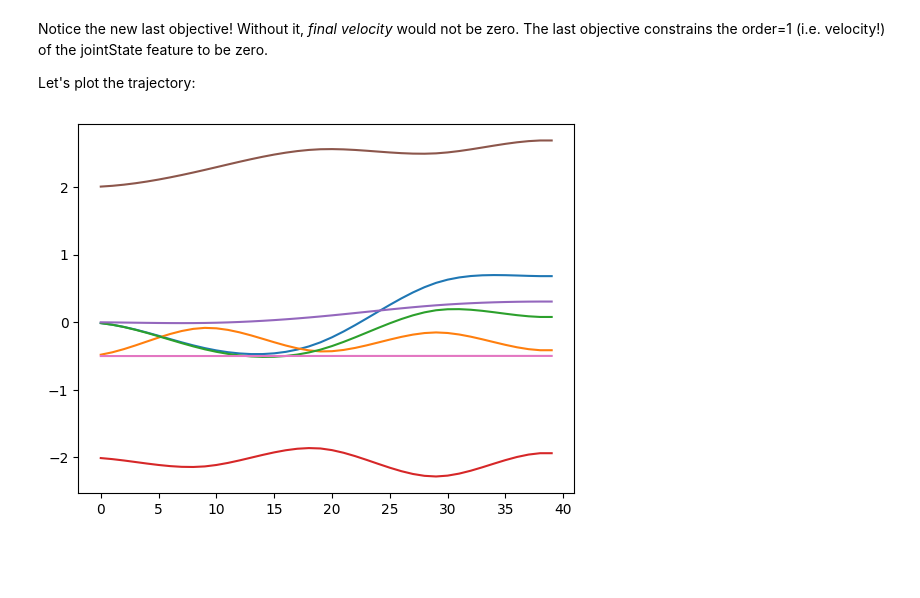
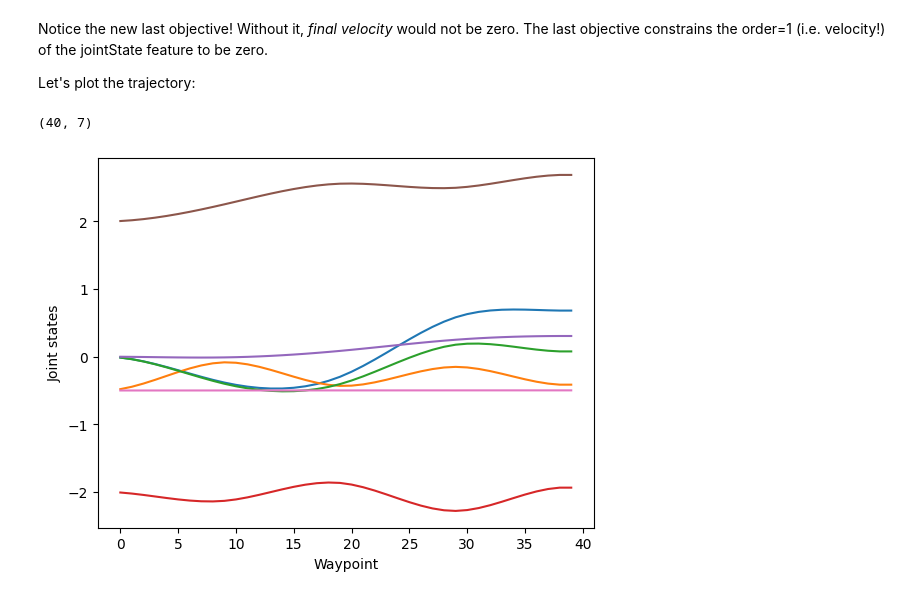
Before and after one commit to MarcToussaint/robotic, a Jupyter notebook: notebooks/1c-komo.ipynb, the cells around one changed output. Saved outputs shown, nothing was run; the diff lists cells and outputs as text; code cells hidden in the pictures; blank space fills up the shorter version.

```diff
--- a/notebooks/1c-komo.ipynb
+++ b/notebooks/1c-komo.ipynb
@@ -306,10 +309,14 @@ Notice the new last objective! Without it, *final velocity* would not be zero. T
 
 Let's plot the trajectory:
 # %%
-import matplotlib.pyplot as plt
+from matplotlib import pyplot as plt
+
+print(q.shape)
 plt.plot(q)
-plt.show()
+plt.xlabel("Waypoint")
+plt.ylabel("Joint states");
 # %% [output]
+(40, 7)
-[figure, old version]
+[figure, new version]
 # %%
 del C
```
Also changed, not shown: parts of 16 cells of this notebook, 5 other files.
